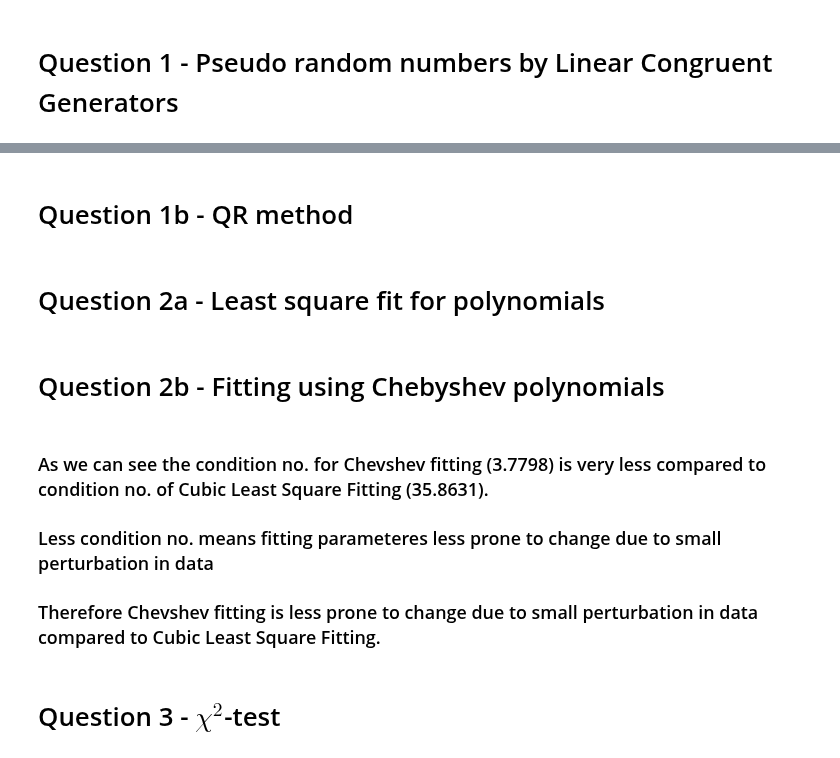
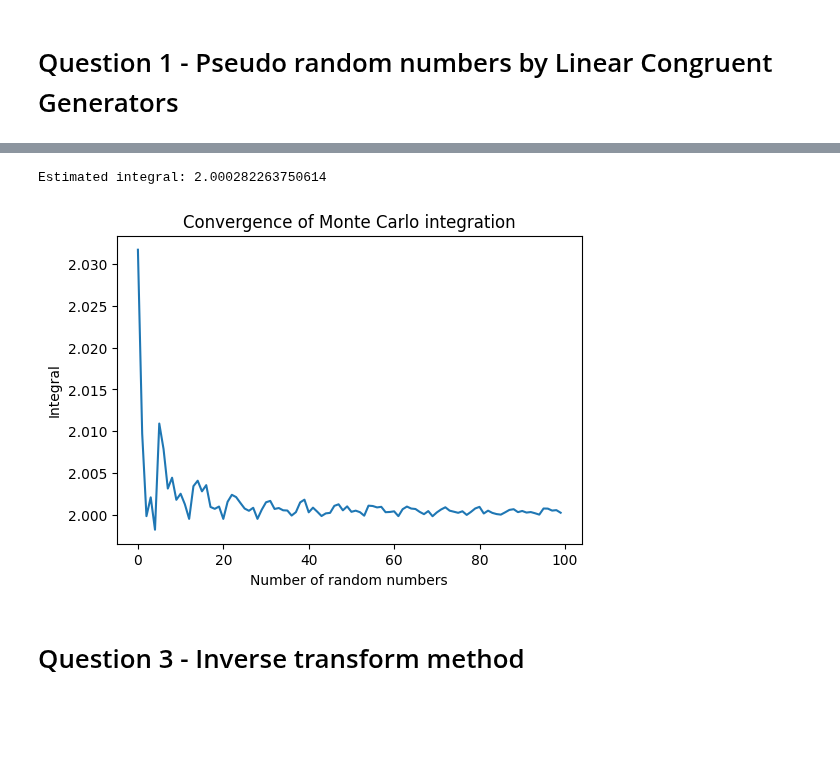
Before and after one commit to chandan-kumarsahu/P452-Computational-Physics, a Jupyter notebook: Assignment_4/As4.ipynb, the cells around one changed output, grey strips where cells are left out. Cells and saved outputs as stored; diff of their text form; code cells hidden in the pictures; blank space fills up the shorter version.

```diff
--- a/Assignment_4/As4.ipynb
+++ b/Assignment_4/As4.ipynb
@@ -27,13 +44,44 @@ for i in range(10):
+# %%
+def monte_carlo(f, pdf, n, a, m, seed, start, stop):
+    integral_sum, error = 0, 0
+
+    random_numbers = mlcg(n, a, m, seed, start, stop)
+    for rand_num in range(len(random_numbers)):
+        integral_sum += f(random_numbers[rand_num]) / pdf(random_numbers[rand_num])
+        error += ( ( (f(random_numbers[rand_num])**2) / n) - (f(random_numbers[rand_num])/n)**2 )
+    error = np.sqrt(error)
+
+    # Estimate the integral
+    integral_estimate = integral_sum / n
+
+    return integral_estimate, error
+# %%
+def f(x):
+    return np.cos(x)
+
+def pdf(x):  # pdf
+    return 1 / (stop - start)
+
+# Define the integration limits
+start = -np.pi/ 2
+stop = np.pi/ 2
+
+convergence = []
+for n in range(1000, 100001, 1000):
+    integral = monte_carlo(f, pdf, n, a=572, m=16381, seed=1, start=start, stop=stop)[0]
+    convergence.append(integral)
+
+print("Estimated integral:", integral)
+
+plt.figure(figsize=(6, 4))
+plt.plot(convergence)
+plt.title('Convergence of Monte Carlo integration')
+plt.xlabel('Number of random numbers')
+plt.ylabel('Integral')
+plt.show()
+# %% [output]
+Estimated integral: 2.000282263750614
+[figure, added]
 # %% [markdown]
-# Question 1b - QR method
+# Question 3 - Inverse transform method
-# %% [markdown]
-# Question 2a - Least square fit for polynomials
-# %% [markdown]
-# Question 2b - Fitting using Chebyshev polynomials
-# %% [markdown]
-### As we can see the condition no. for Chevshev fitting (3.7798) is very less compared to condition no. of Cubic Least Square Fitting (35.8631).
-### Less condition no. means fitting parameteres less prone to change due to small perturbation in data
-### Therefore Chevshev fitting is less prone to change due to small perturbation in data compared to Cubic Least Square Fitting.
-# %% [markdown]
-# Question 3 - $\chi^2$-test
 # %% [markdown]
```
Also changed, not shown: parts of 9 cells of this notebook, 2 other files.
